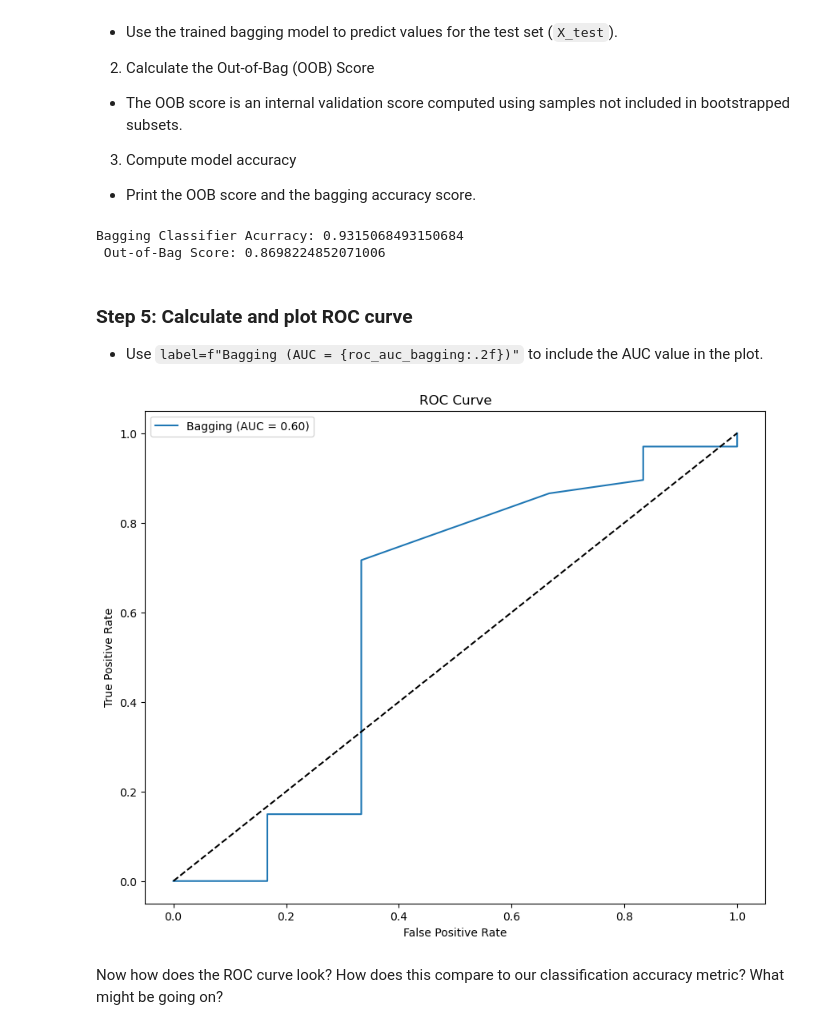
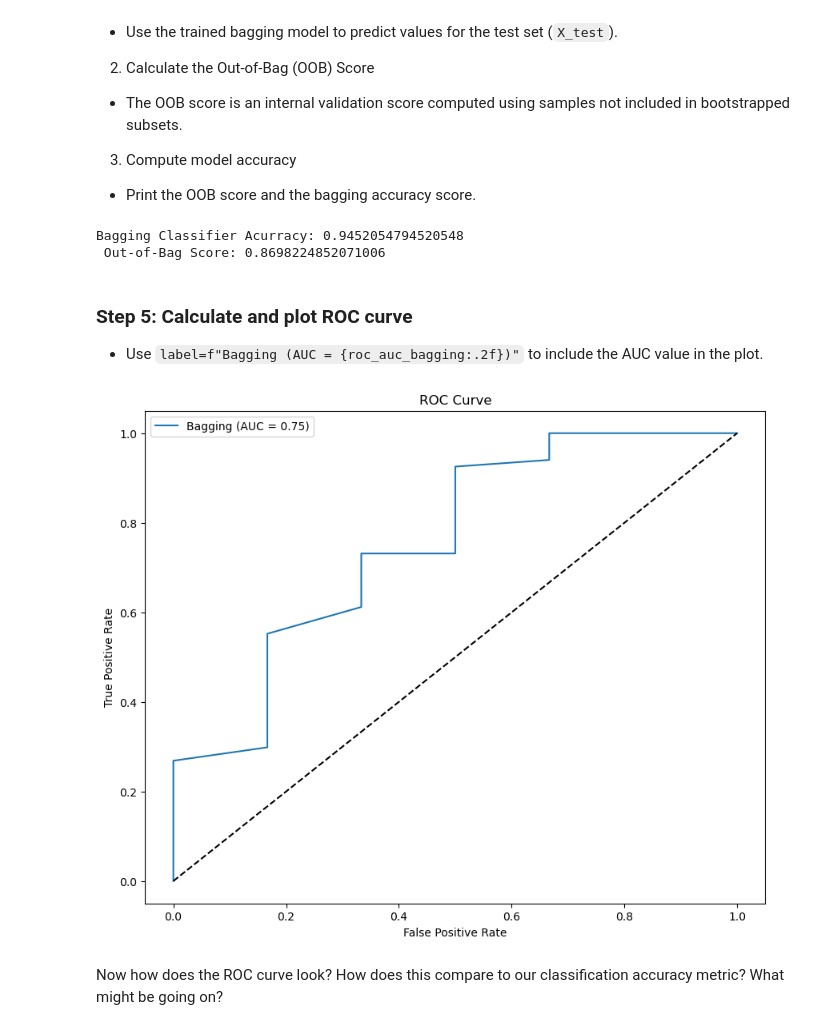
Before and after one commit to imsibaja/eds232-labs, a Jupyter notebook: Week5/lab5-birds.ipynb, the cells around one changed output. Cells and saved outputs as stored; diff of their text form; code cells hidden in the pictures.

```diff
--- a/Week5/lab5-birds.ipynb
+++ b/Week5/lab5-birds.ipynb
@@ -71,8 +71,10 @@ birds_df.head()
 | 4 | 511.0 | 2.0 | yes | yes | no | no | ... |
 5 rows × 21 columns
 # %%
+cat_col = birds_df.select_dtypes(exclude=['number'])
+
 # Factorize all columns
-for col in birds_df.columns:
+for col in cat_col.columns:
     birds_df.loc[:,col] = pd.factorize(birds_df[col], sort = True)[0]
 # Impute with mode
 birds_df = birds_df.fillna(birds_df.mode().iloc[0])
@@ -177,26 +179,26 @@ print(
     f"Out-of-Bag Score: {oob_score}"
 )
 # %% [output]
-Bagging Classifier Acurracy: 0.9315068493150684
+Bagging Classifier Acurracy: 0.9452054794520548
  Out-of-Bag Score: 0.8698224852071006
 # %% [markdown]
 ### Step 5: Calculate and plot ROC curve
 
 - Use `label=f"Bagging (AUC = {roc_auc_bagging:.2f})"` to include the AUC value in the plot.
 # %%
-fpr, tpr, _ = roc_curve(y_test, bagging.predict_proba(X_test_scaled)[:, 1])
+fpr, tpr, _ = roc_curve(y_test, bagging.predict_proba(X_test)[:, 1])
 roc_auc_bagging = auc(fpr, tpr)
 
 plt.figure(figsize=(10, 8))
 plt.plot(fpr, tpr, label=f"Bagging (AUC = {roc_auc_bagging:.2f})")
 plt.plot([0, 1], [0, 1], color='black', linestyle='--')
 plt.xlabel('False Positive Rate')
 plt.ylabel('True Positive Rate')
 plt.title('ROC Curve')
 plt.legend()
 plt.show()
 # %% [output]
-[figure, old version]
+[figure, new version]
 # %% [markdown]
 Now how does the ROC curve look? How does this compare to our classification accuracy metric?  What might be going on?
 # %% [markdown]
```
Also changed, not shown: parts of 7 cells of this notebook, 3 other files.
